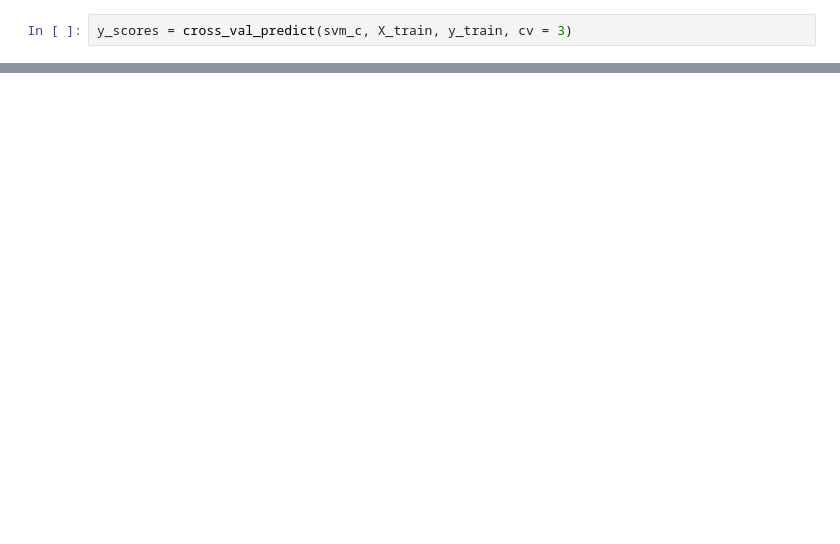
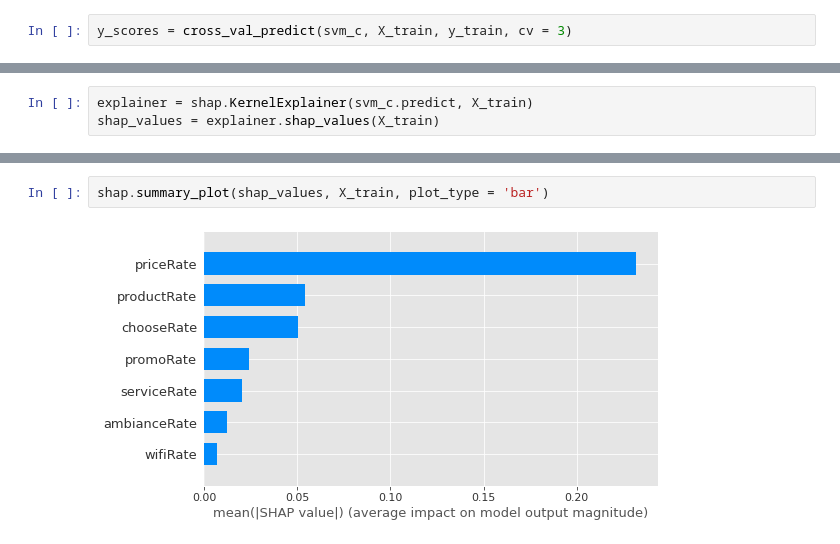
Before and after one commit to miguelvelazco0116/starbucks-customer-survey, a Jupyter notebook: loyalty_drivers.ipynb, the cells around one changed output, grey strips where cells are left out. Drawn from its saved outputs; the diff is of its cells as text; blank space fills up the shorter version.

```diff
--- a/loyalty_drivers.ipynb
+++ b/loyalty_drivers.ipynb
@@ -386,0 +439,3 @@ plt.show()
+# %%
+explainer = shap.KernelExplainer(svm_c.predict, X_train)
+shap_values = explainer.shap_values(X_train)
@@ -386,0 +461,4 @@ plt.show()
+# %%
+shap.summary_plot(shap_values, X_train, plot_type = 'bar')
+# %% [output]
+[figure, added]
```
Also changed, not shown: parts of 32 cells of this notebook.
